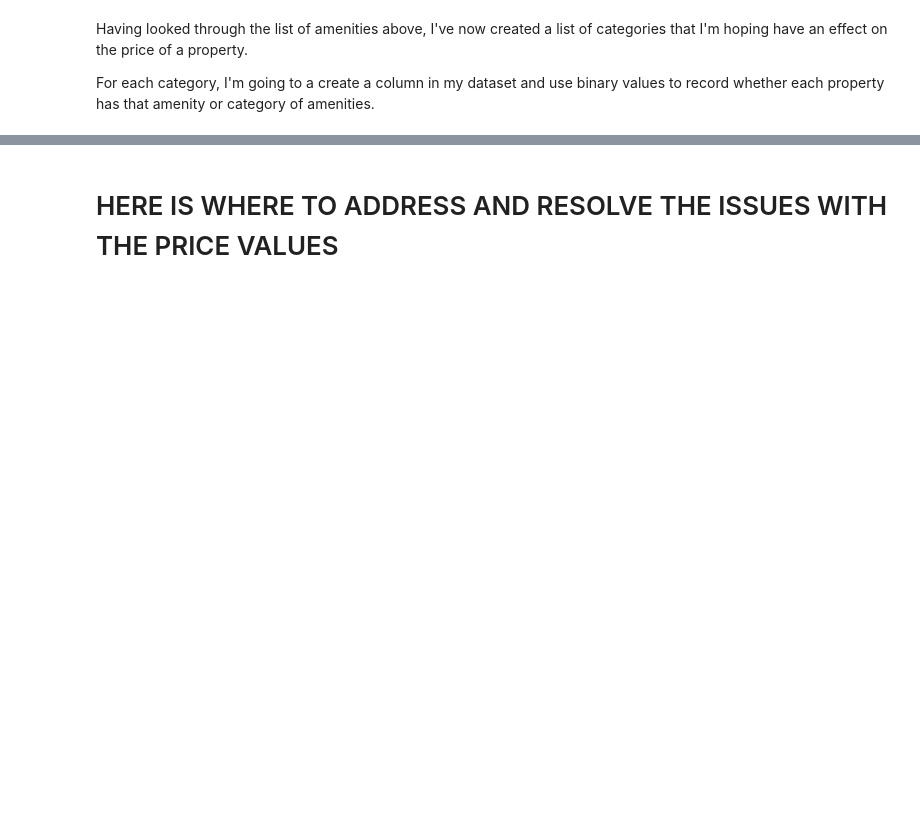
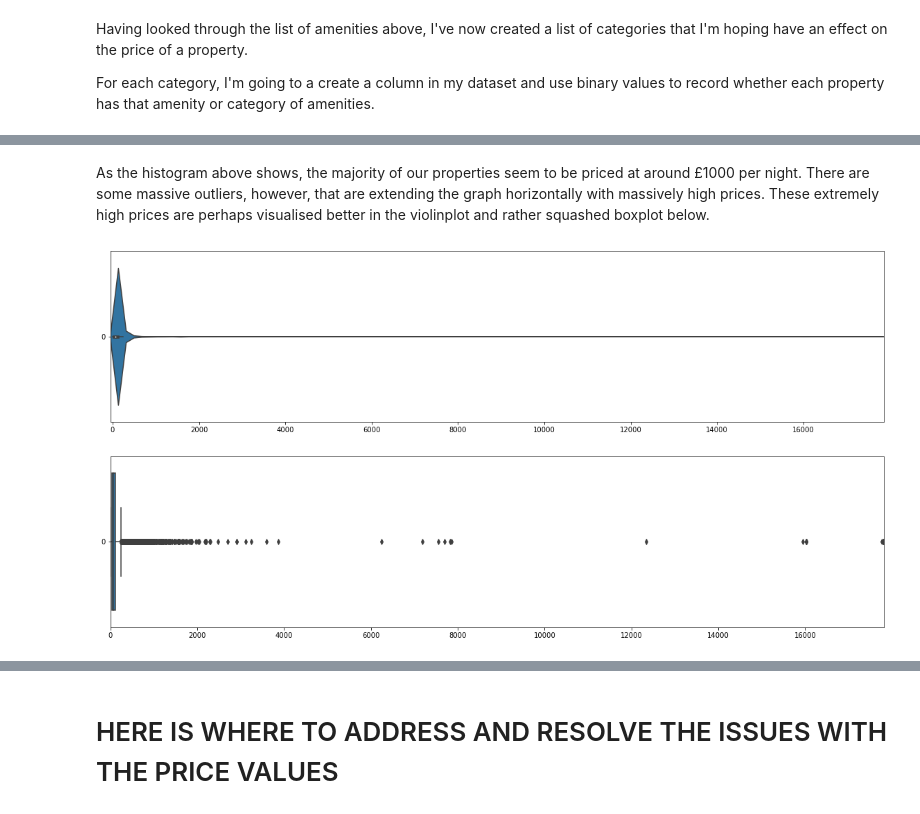
Before and after one commit to jradford5/GA_capstone_Airbnb_project, a Jupyter notebook: notebooks/capstone_airbnb_data_wrangling.ipynb, the cells around one changed output, grey strips where cells are left out. Cells and saved outputs as stored; diff of their text form; code cells hidden in the pictures; blank space fills up the shorter version.

```diff
--- a/notebooks/capstone_airbnb_data_wrangling.ipynb
+++ b/notebooks/capstone_airbnb_data_wrangling.ipynb
@@ -483,0 +514,13 @@ Removing the properties with zero value for price from the dataframe. From looki
+# %% [markdown]
+As the histogram above shows, the majority of our properties seem to be priced at around £1000 per night. There are some massive outliers, however, that are extending the graph horizontally with massively high prices. These extremely high prices are perhaps visualised better in the violinplot and rather squashed boxplot below.
+# %%
+fig,ax = plt.subplots(nrows=2, figsize=(20,10))
+
+sns.violinplot(data=df.price,orient='h',ax=ax[0])
+sns.boxplot(data=df.price,orient='h',ax=ax[1])
+
+ax[0].margins(x=0)
+ax[1].margins(x=0)
+plt.show()
+# %% [output]
+[figure, added]
```
Also changed, not shown: parts of 16 cells of this notebook.
